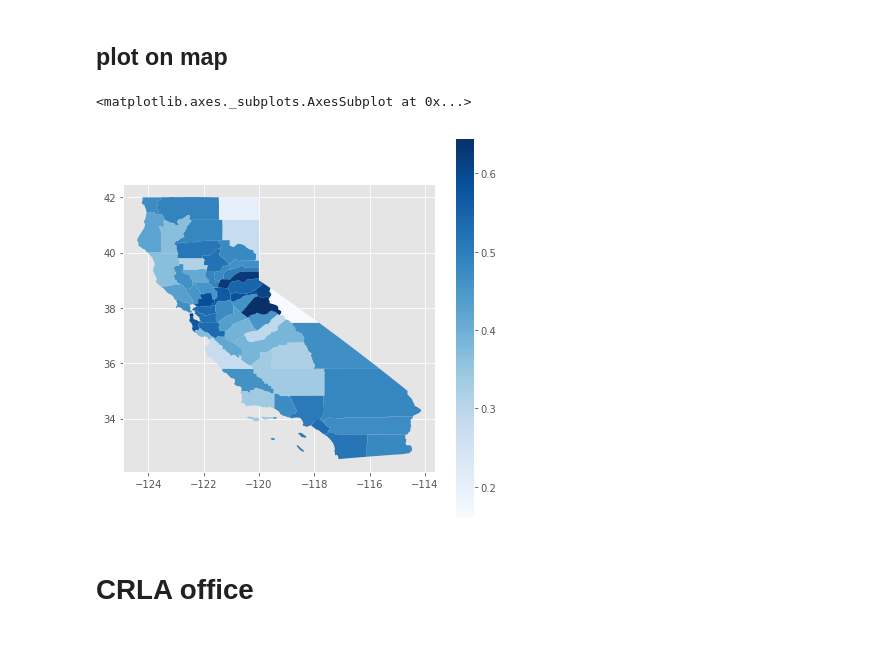
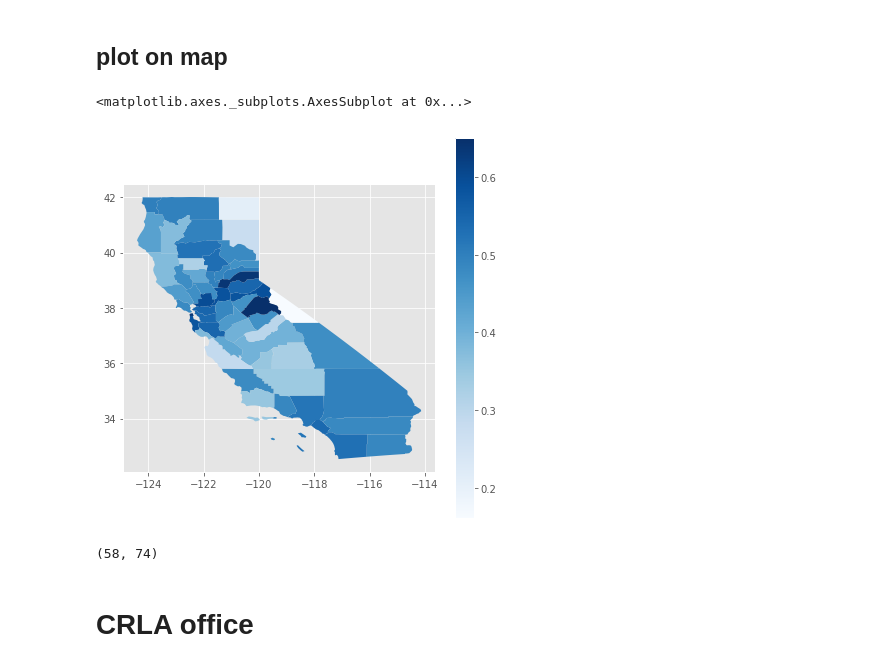
Before and after one commit to tkino15/pp200_ipa_crla_map, a Jupyter notebook: notebook/data_analysis.ipynb, the cells around one changed output. Saved outputs shown, nothing was run; the diff lists cells and outputs as text; code cells hidden in the pictures.

```diff
--- a/notebook/data_analysis.ipynb
+++ b/notebook/data_analysis.ipynb
@@ -73,11 +82,13 @@ cs_agg_df.head()
 # %% [markdown]
 ## create features
 # %%
-cs_agg_df["non-citizen_rate"] = cs_agg_df["total_not_a_u.s._citizen"] / cs_agg_df["total_citizenship"]
-cs_agg_df["naturalized_rate"] = cs_agg_df["total_u.s._citizen_by_naturalization"] / \
-                                (cs_agg_df["total_u.s._citizen_by_naturalization"] + cs_agg_df["total_not_a_u.s._citizen"])
-cs_agg_df["growing_rate"] = ((cs_agg_df["total_entered_2010_or_later_foreign_born_naturalized_u.s._citizen"] + \
-                            cs_agg_df["total_entered_2010_or_later_foreign_born_not_a_u.s._citizen"]) / 8) / \
-                            ((cs_agg_df["total_entered_2000_to_2009_foreign_born_naturalized_u.s._citizen"] + \
-                            cs_agg_df["total_entered_2000_to_2009_foreign_born_not_a_u.s._citizen"]) / 10)
-cs_agg_df.tail()
+cs_agg_df["entered_before_2009_non-citizen"] = cs_agg_df["total_entered_2000_to_2009_foreign_born_not_a_u.s._citizen"] + \
+                                               cs_agg_df["total_entered_1990_to_1999_foreign_born_not_a_u.s._citizen"] + \
+                                               cs_agg_df["total_entered_before_1990_foreign_born_not_a_u.s._citizen"]
+
+cs_agg_df["entered_before_2009_naturalized"] = cs_agg_df["total_entered_2000_to_2009_foreign_born_naturalized_u.s._citizen"] + \
+                                               cs_agg_df["total_entered_1990_to_1999_foreign_born_naturalized_u.s._citizen"] + \
+                                               cs_agg_df["total_entered_before_1990_foreign_born_naturalized_u.s._citizen"]
+
+cs_agg_df["entered_before_2009_foreign_born"] = cs_agg_df["entered_before_2009_non-citizen"] + \
+                                                cs_agg_df["entered_before_2009_naturalized"]
@@ -90,0 +95,18 @@ cs_agg_df.tail()
+# %%
+cs_agg_df["non-citizen_over_18"] = cs_agg_df["total_female_18_years_and_over_foreign_born_not_a_u.s._citizen"] +\
+                                   cs_agg_df["total_male_18_years_and_over_foreign_born_not_a_u.s._citizen"]
+
+cs_agg_df["naturalized_over_18"] = cs_agg_df["total_female_18_years_and_over_foreign_born_naturalized_u.s._citizen"] +\
+                                   cs_agg_df["total_male_18_years_and_over_foreign_born_naturalized_u.s._citizen"]
+
+cs_agg_df["foreign_born_over_18"] = cs_agg_df["non-citizen_over_18"] + cs_agg_df["naturalized_over_18"]
+# %%
+cs_agg_df["naturalized_rate_over_18"] = cs_agg_df["naturalized_over_18"] / cs_agg_df["foreign_born_over_18"]
+
+cs_agg_df["growing_rate"] = cs_agg_df["total_entered_2000_to_2009_foreign_born"] /\
+                            cs_agg_df["total_entered_2010_or_later_foreign_born"]
+
+cs_agg_df["log_non-citizen_over_18"] = np.log(cs_agg_df["non-citizen_over_18"])
+
+print(cs_agg_df.shape)
+cs_agg_df.sort_values("naturalized_rate_over_18").tail()
@@ -117,7 +160,7 @@ cs_agg_df[(cs_agg_df["naturalized_rate"] < 0.45) & (cs_agg_df["growing_rate"] >
 # %% [markdown]
 ## import tract shp data
 # %%
-county_geodf = gpd.read_file("data/cb_2017_us_county_20m/cb_2017_us_county_20m.shp")
+county_geodf = gpd.read_file("../data/map/cb_2017_us_county_20m/cb_2017_us_county_20m.shp")
 county_geodf.columns = county_geodf.columns.str.lower()
 county_geodf = county_geodf[county_geodf["statefp"] == "06"].sort_values("countyfp").reset_index(drop=True)
 # %%
@@ -155,10 +200,14 @@ merge_geodf = gpd.GeoDataFrame(merge_geodf, geometry="geometry", crs=county_geod
 # %%
 # static map
 
-merge_geodf.plot(column="naturalized_rate", cmap="Blues", legend=True, figsize=(7,7))
+merge_geodf.plot(column="naturalized_rate_over_18", cmap="Blues", legend=True, figsize=(7,7))
 # %% [output]
 <matplotlib.axes._subplots.AxesSubplot at 0x...>
-[figure, old version]
+[figure, new version]
+# %%
+merge_geodf.shape
+# %% [output]
+(58, 74)
 # %%
 # interactive map
 
```
Also changed, not shown: parts of 17 cells of this notebook, 7 other files.
